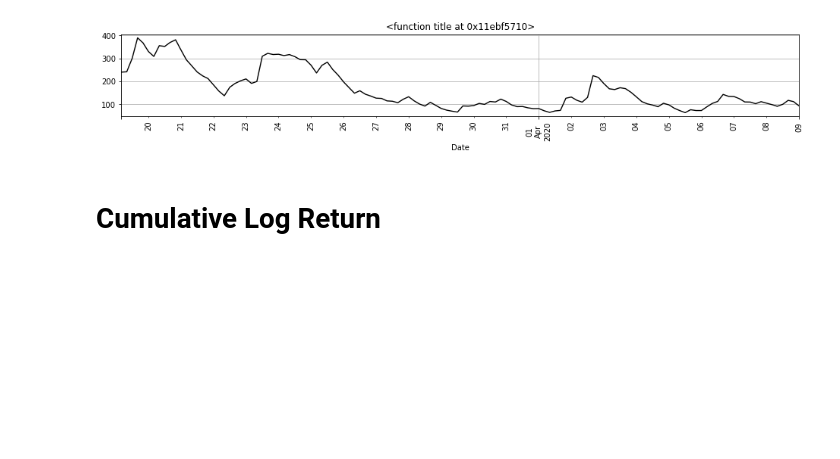
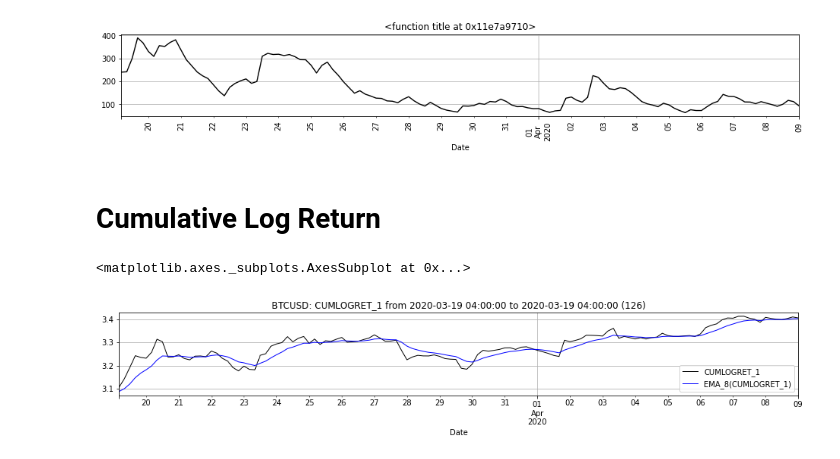
Before and after one commit to 0xdarkman/indicators, a Jupyter notebook: indicators.ipynb, the cells around one changed output. Saved outputs shown, nothing was run; the diff lists cells and outputs as text; code cells hidden in the pictures; blank space fills up the shorter version.

```diff
--- a/indicators.ipynb
+++ b/indicators.ipynb
@@ -18,7 +18,7 @@ def ctitle(indicator_name, ticker='BTCUSD', length=100):
 # %%
 price_size = (16, 8)
 ind_size = (16, 2)
-ticker = 'BTC'
+ticker = 'BTCUSD'
 recent = 126
 half_of_recent = int(0.5 * recent)
 # %%
@@ -114,3 +114,12 @@ vadfchart('ema', last=recent, rot=90)
 [figure]
 # %% [markdown]
 # Cumulative Log Return
+# %%
+clr_ma_length = 8
+clrdf = df.ta.log_return(cumulative=True, append=True)
+clrmadf = ta.ema(clrdf, length=clr_ma_length)
+qqdf = pd.DataFrame({f"{clrdf.name}": clrdf, f"{clrmadf.name}({clrdf.name})": clrmadf})
+qqdf.tail(recent).plot(figsize=ind_size, color=cscheme('BkBu'), linewidth=1, title=ctitle(clrdf.name, ticker=ticker, length=recent), grid=True)
+# %% [output]
+<matplotlib.axes._subplots.AxesSubplot at 0x...>
+[figure, added]
```
Also changed, not shown: parts of 1 cell of this notebook, 2 other files.
